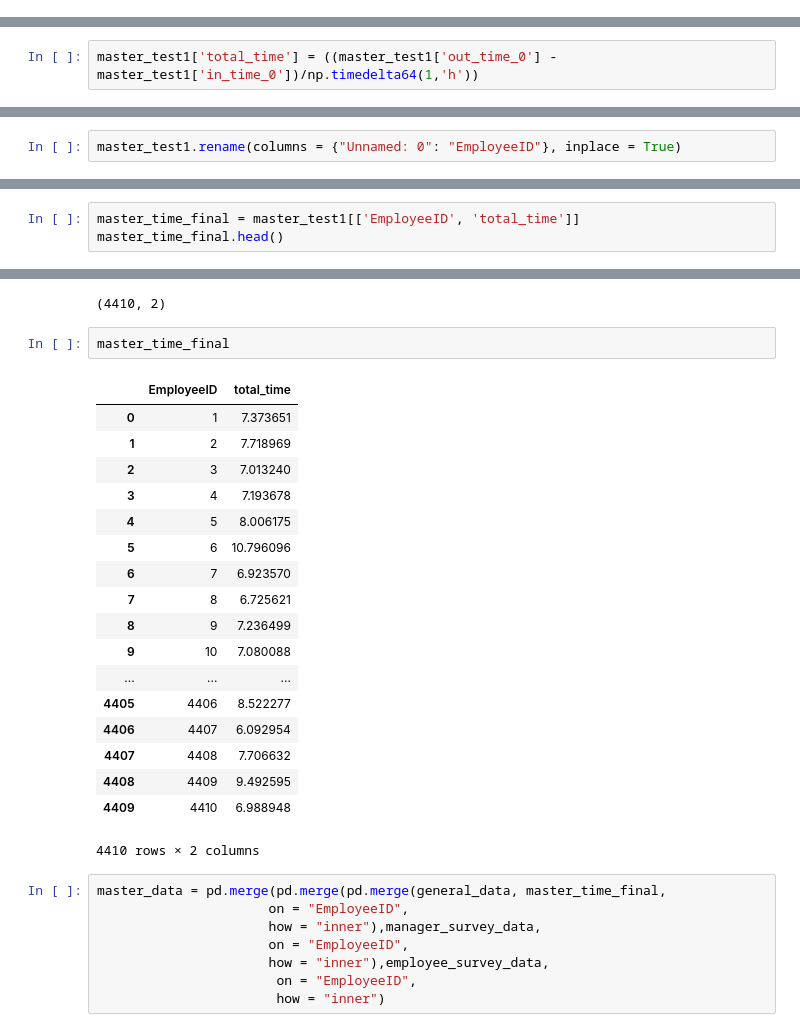
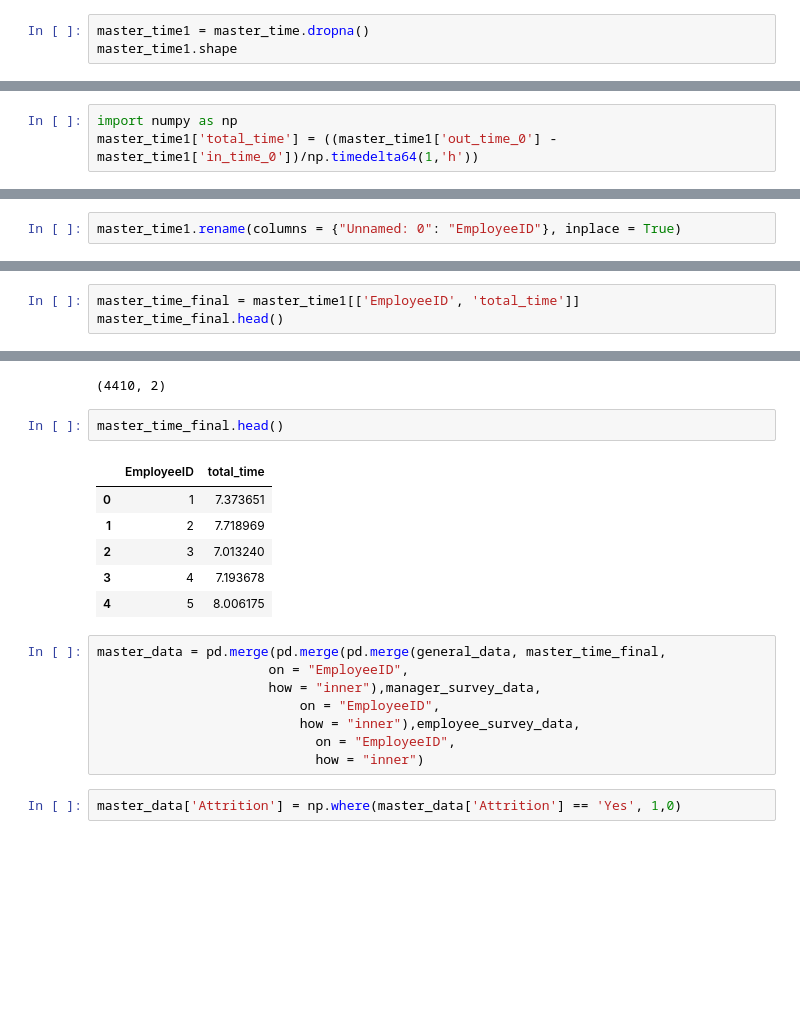
Before and after one commit to hst22/Employee-Attrition-Analysis, a Jupyter notebook: Employee_Attrition_Analysis.ipynb, the cells around one changed output, grey strips where cells are left out. Cells and saved outputs as stored; diff of their text form; blank space fills up the shorter version.

```diff
--- a/Employee_Attrition_Analysis.ipynb
+++ b/Employee_Attrition_Analysis.ipynb
@@ -213,0 +185,3 @@ master_test1.shape
+# %%
+master_time1 = master_time.dropna()
+master_time1.shape
@@ -214,5 +190,6 @@ master_test1.shape
 # %%
-master_test1['total_time'] = ((master_test1['out_time_0'] - master_test1['in_time_0'])/np.timedelta64(1,'h'))
+import numpy as np
+master_time1['total_time'] = ((master_time1['out_time_0'] - master_time1['in_time_0'])/np.timedelta64(1,'h'))
 # %% [output]
 A value is trying to be set on a copy of a slice from a DataFrame.
 Try using .loc[row_indexer,col_indexer] = value instead
@@ -229,14 +205,14 @@ master_test1.head()
 | 4413 | 4 | 2015-01-02 | 2015-01-02 10:05:06 | 2015-01-02 17:25:24 | 2015-01-02 10:05:06 | 2015-01-02 17:25:24 | 7.338333 |
 | 4414 | 5 | 2015-01-02 | 2015-01-02 10:28:17 | 2015-01-02 18:31:37 | 2015-01-02 10:28:17 | 2015-01-02 18:31:37 | 8.055556 |
 # %%
-master_test1.rename(columns = {"Unnamed: 0": "EmployeeID"}, inplace = True)
+master_time1.rename(columns = {"Unnamed: 0": "EmployeeID"}, inplace = True)
 # %% [output]
 A value is trying to be set on a copy of a slice from a DataFrame
 
 See the caveats in the documentation: http://pandas.pydata.org/pandas-docs/stable/indexing.html#indexing-view-versus-copy
   return super(DataFrame, self).rename(**kwargs)
 # %%
-master_time_final = master_test1[['EmployeeID', 'total_time']]
+master_time_final = master_time1[['EmployeeID', 'total_time']]
 master_time_final.head()
 # %% [output]
 |  | EmployeeID | total_time |
@@ -252,34 +228,24 @@ master_time_final.shape
 # %% [output]
 (4410, 2)
 # %%
-master_time_final
+master_time_final.head()
 # %% [output]
 |  | EmployeeID | total_time |
 | 0 | 1 | 7.373651 |
 | 1 | 2 | 7.718969 |
 | 2 | 3 | 7.013240 |
 | 3 | 4 | 7.193678 |
 | 4 | 5 | 8.006175 |
-| 5 | 6 | 10.796096 |
-| 6 | 7 | 6.923570 |
-| 7 | 8 | 6.725621 |
-| 8 | 9 | 7.236499 |
-| 9 | 10 | 7.080088 |
-| ... | ... | ... |
-| 4405 | 4406 | 8.522277 |
-| 4406 | 4407 | 6.092954 |
-| 4407 | 4408 | 7.706632 |
-| 4408 | 4409 | 9.492595 |
-| 4409 | 4410 | 6.988948 |
-4410 rows × 2 columns
 # %%
 master_data = pd.merge(pd.merge(pd.merge(general_data, master_time_final,
                       on = "EmployeeID",
                       how = "inner"),manager_survey_data,
-                      on = "EmployeeID",
-                      how = "inner"),employee_survey_data,
-                       on = "EmployeeID",
-                       how = "inner")
+                          on = "EmployeeID",
+                          how = "inner"),employee_survey_data,
+                            on = "EmployeeID",
+                            how = "inner")
+# %%
+master_data['Attrition'] = np.where(master_data['Attrition'] == 'Yes', 1,0)
 # %%
 master_data.head()
 # %% [output]
```
Also changed, not shown: parts of 22 cells of this notebook.
